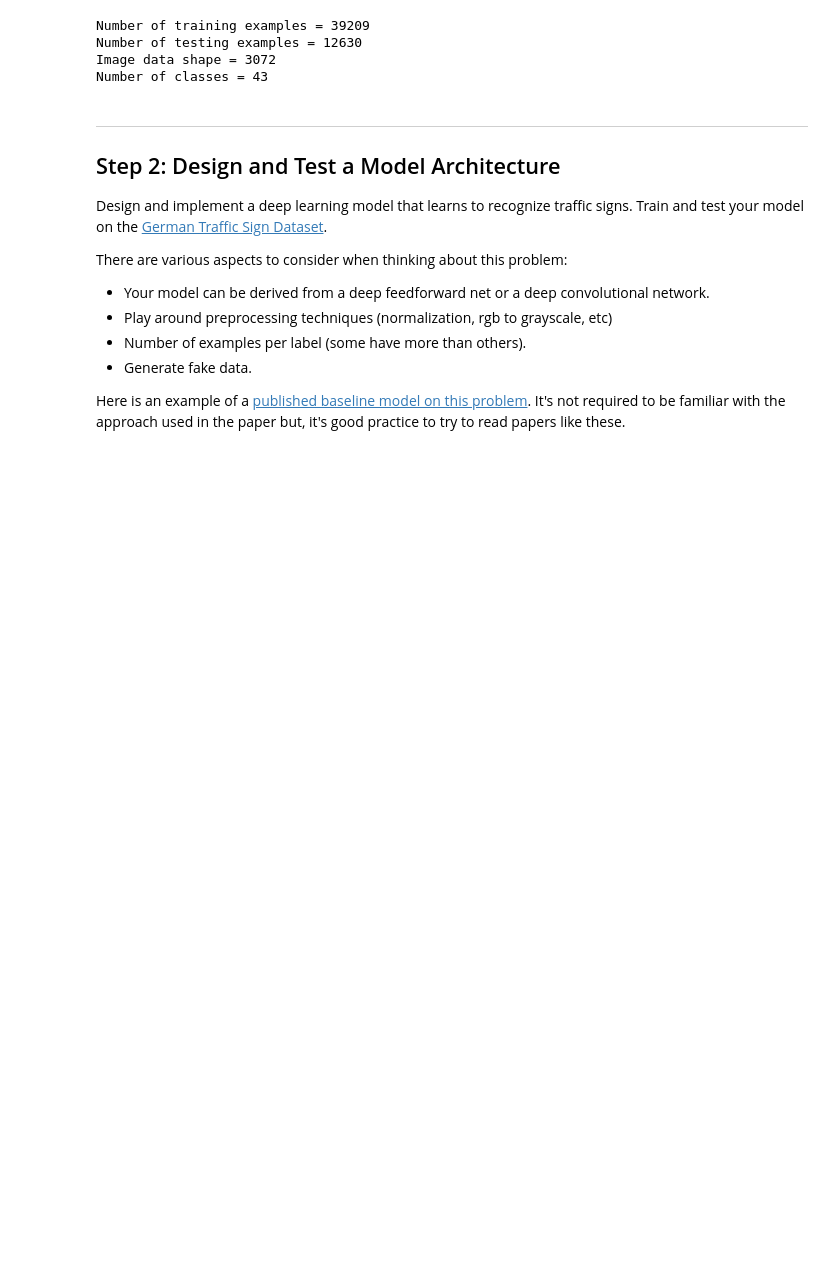
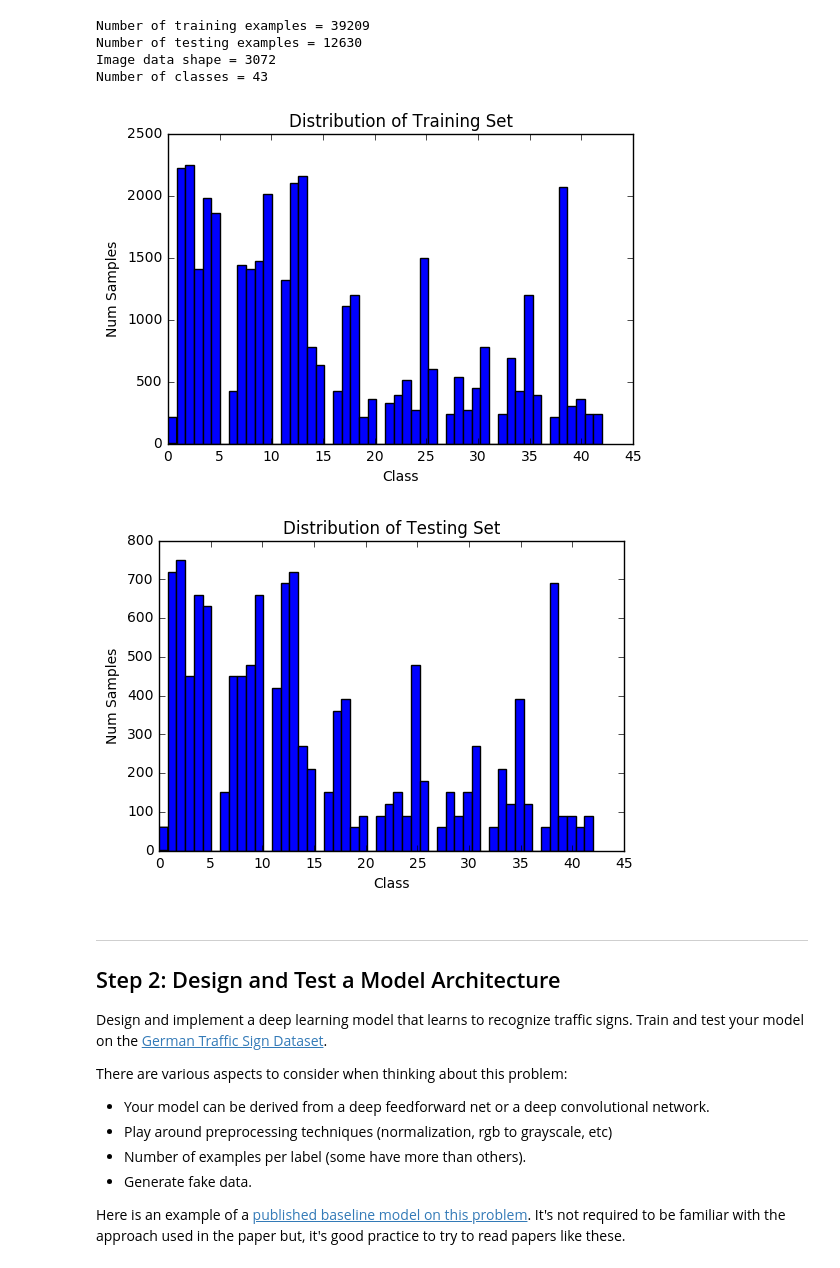
Before and after one commit to jeffzheng1/udacity-project2-traffic-signs, a Jupyter notebook: Traffic_Signs_Recognition.ipynb, the cells around one changed output. Cells and saved outputs as stored; diff of their text form; code cells hidden in the pictures; blank space fills up the shorter version.

```diff
--- a/Traffic_Signs_Recognition.ipynb
+++ b/Traffic_Signs_Recognition.ipynb
@@ -68,6 +68,25 @@ Number of training examples = 39209
 Number of testing examples = 12630
 Image data shape = 3072
 Number of classes = 43
+# %%
+plt.figure(1)
+plt.hist(y_train, 50)
+
+plt.xlabel('Class')
+plt.ylabel('Num Samples')
+plt.title('Distribution of Training Set')
+
+plt.figure(2)
+plt.hist(y_test, 50)
+
+plt.xlabel('Class')
+plt.ylabel('Num Samples')
+plt.title('Distribution of Testing Set')
+
+plt.show()
+# %% [output]
+[figure, added]
+[figure, added]
 # %% [markdown]
 ----
 
```
Also changed, not shown: parts of 4 cells of this notebook.
